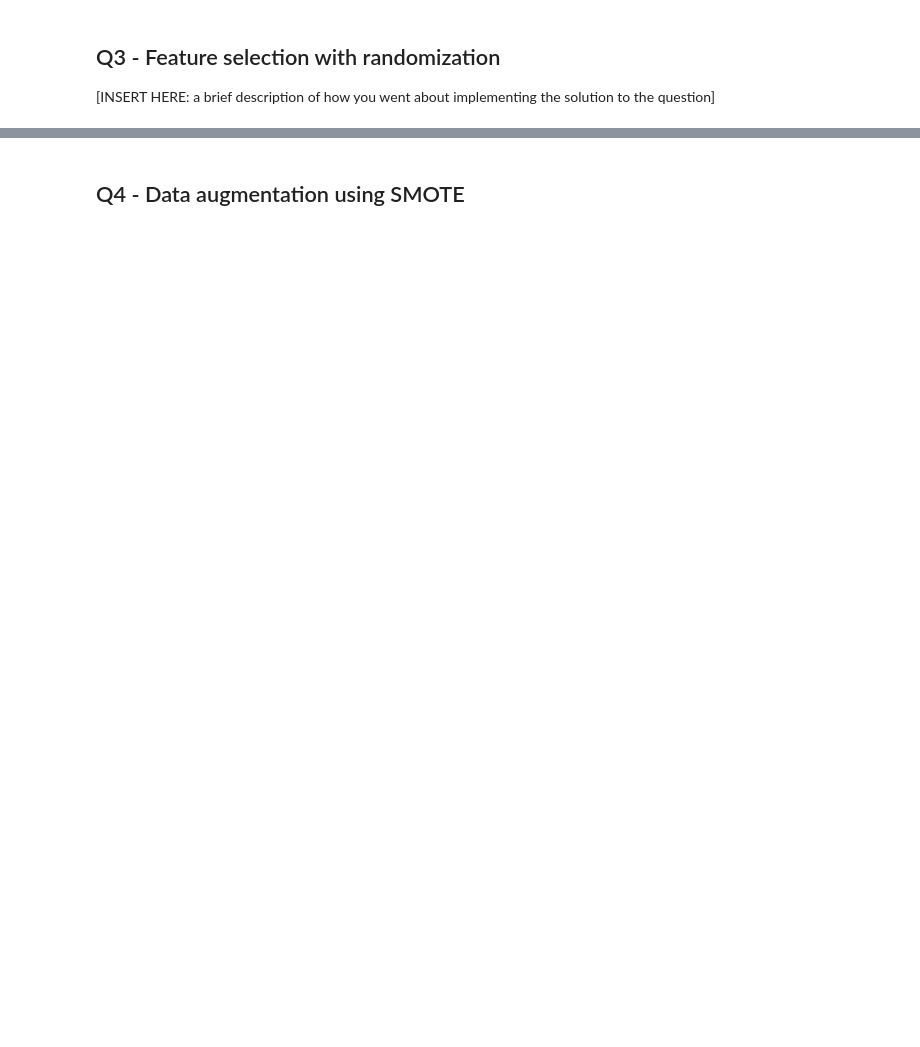
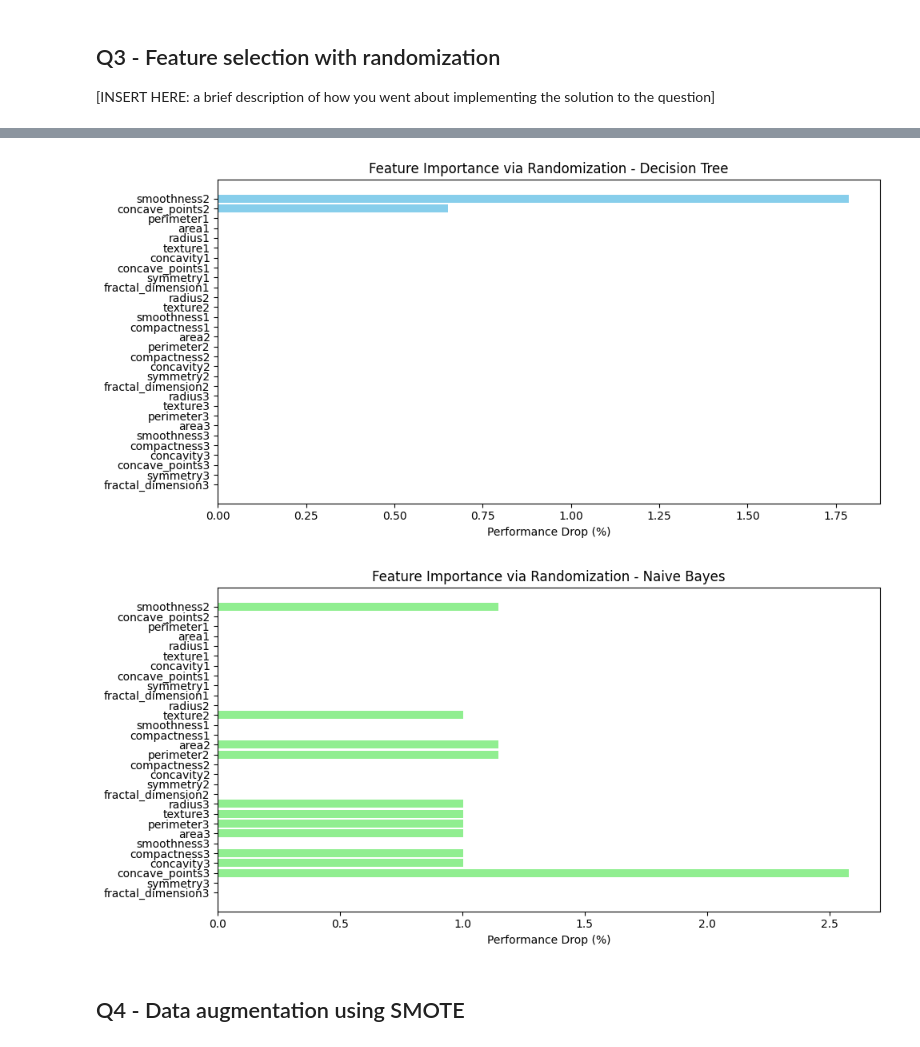
Before and after one commit to rpatel0022/CS235_DataMining_Project, a Jupyter notebook: [CS235F25]_Course_Project.ipynb, the cells around one changed output, grey strips where cells are left out. Saved outputs shown, nothing was run; the diff lists cells and outputs as text; code cells hidden in the pictures; blank space fills up the shorter version.

```diff
--- a/[CS235F25]_Course_Project.ipynb
+++ b/[CS235F25]_Course_Project.ipynb
@@ -374,0 +526,22 @@ you went about implementing the solution to the question]
+# %%
+# [YOUR PLOTTING CODE HERE]
+
+# Plot importance (2 figures)
+plt.figure(figsize=(10,5))
+plt.barh(importance_df['Feature'], importance_df['DecisionTree_Importance(%)'], color='skyblue')
+plt.gca().invert_yaxis()
+plt.title("Feature Importance via Randomization - Decision Tree")
+plt.xlabel("Performance Drop (%)")
+plt.tight_layout()
+plt.show()
+
+plt.figure(figsize=(10,5))
+plt.barh(importance_df['Feature'], importance_df['NaiveBayes_Importance(%)'], color='lightgreen')
+plt.gca().invert_yaxis()
+plt.title("Feature Importance via Randomization - Naive Bayes")
+plt.xlabel("Performance Drop (%)")
+plt.tight_layout()
+plt.show()
+# %% [output]
+[figure, added]
+[figure, added]
```
Also changed, not shown: parts of 16 cells of this notebook.
